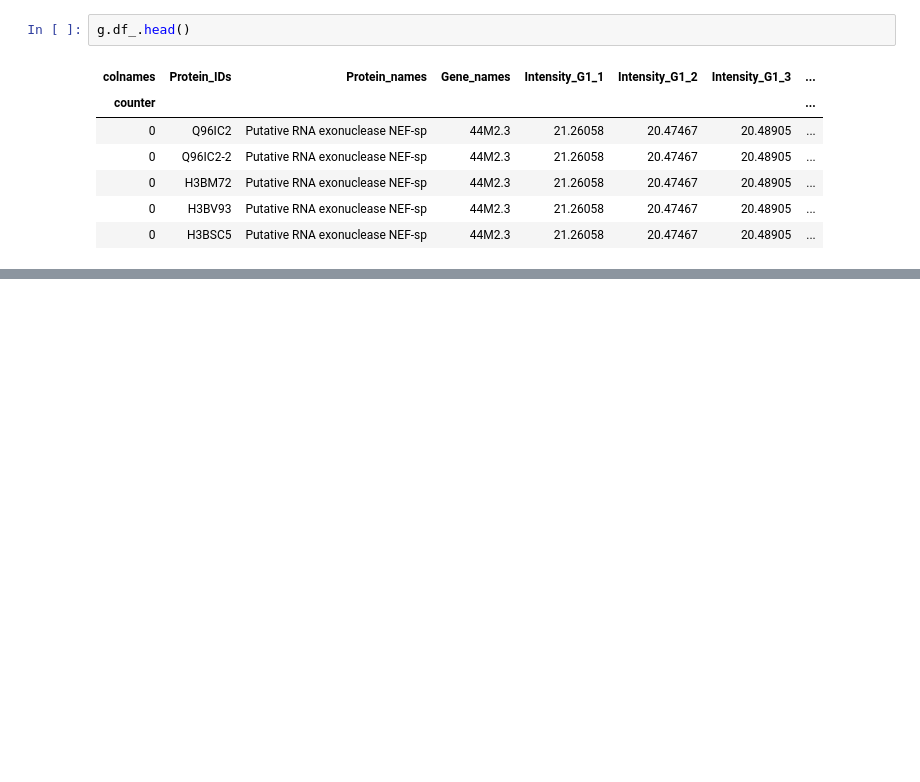
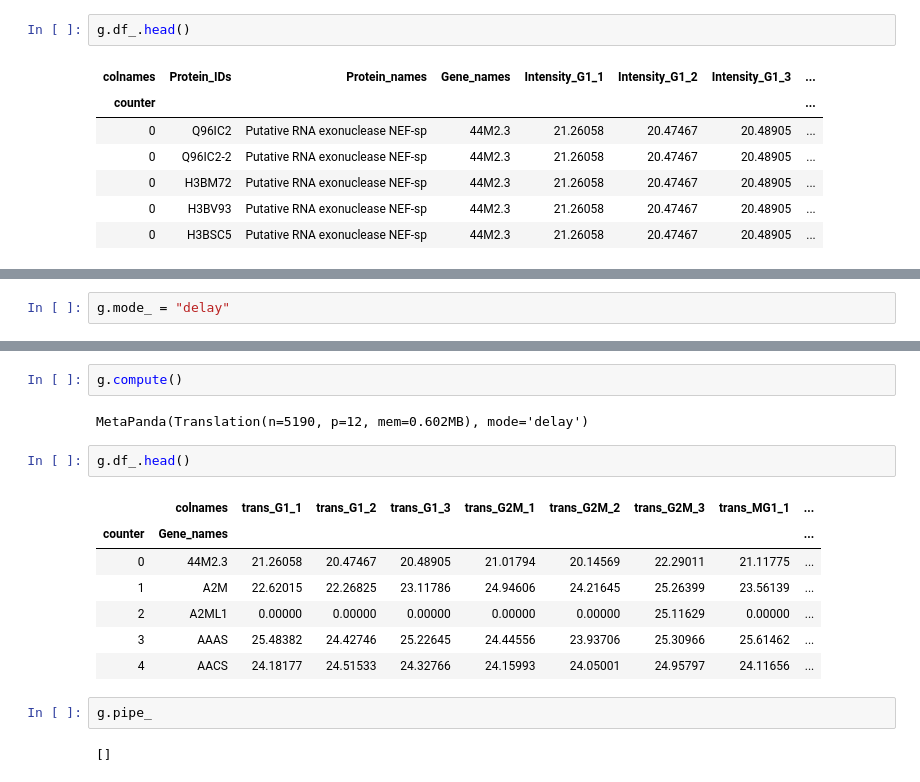
Before and after one commit to gregparkes/turbopanda, a Jupyter notebook: examples/notebook2.ipynb, the cells around one changed output, grey strips where cells are left out. Saved outputs shown, nothing was run; the diff lists cells and outputs as text; blank space fills up the shorter version.

Commit message:
update to 0.1.0, implemented mode=delay, added filter_row

```diff
--- a/examples/notebook2.ipynb
+++ b/examples/notebook2.ipynb
@@ -78,0 +111,2 @@ g.df_.head()
+# %%
+g.mode_ = "delay"
@@ -78,0 +145,18 @@ g.df_.head()
+# %%
+g.compute()
+# %% [output]
+MetaPanda(Translation(n=5190, p=12, mem=0.602MB), mode='delay')
+# %%
+g.df_.head()
+# %% [output]
+|  | colnames | trans_G1_1 | trans_G1_2 | trans_G1_3 | trans_G2M_1 | trans_G2M_2 | trans_G2M_3 | trans_MG1_1 | ... |
+| counter | Gene_names |  |  |  |  |  |  |  | ... |
+| 0 | 44M2.3 | 21.26058 | 20.47467 | 20.48905 | 21.01794 | 20.14569 | 22.29011 | 21.11775 | ... |
+| 1 | A2M | 22.62015 | 22.26825 | 23.11786 | 24.94606 | 24.21645 | 25.26399 | 23.56139 | ... |
+| 2 | A2ML1 | 0.00000 | 0.00000 | 0.00000 | 0.00000 | 0.00000 | 25.11629 | 0.00000 | ... |
+| 3 | AAAS | 25.48382 | 24.42746 | 25.22645 | 24.44556 | 23.93706 | 25.30966 | 25.61462 | ... |
+| 4 | AACS | 24.18177 | 24.51533 | 24.32766 | 24.15993 | 24.05001 | 24.95797 | 24.11656 | ... |
+# %%
+g.pipe_
+# %% [output]
+[]
```
Also changed, not shown: parts of 15 cells of this notebook, 7 other files.
